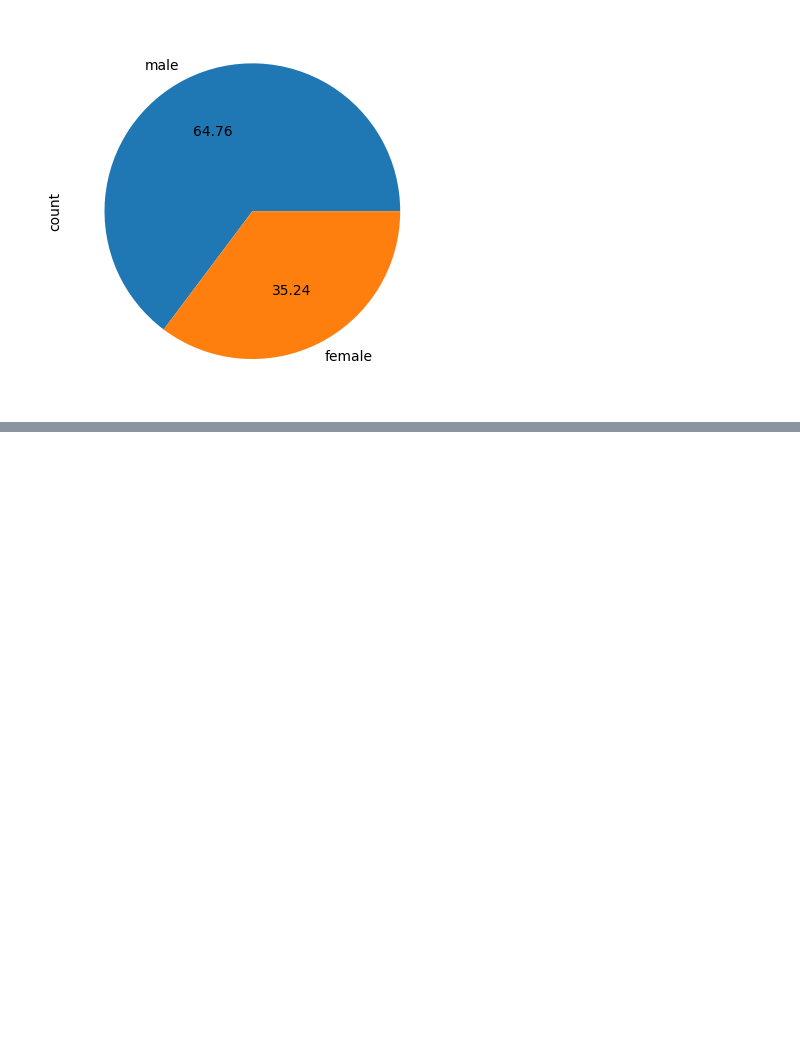
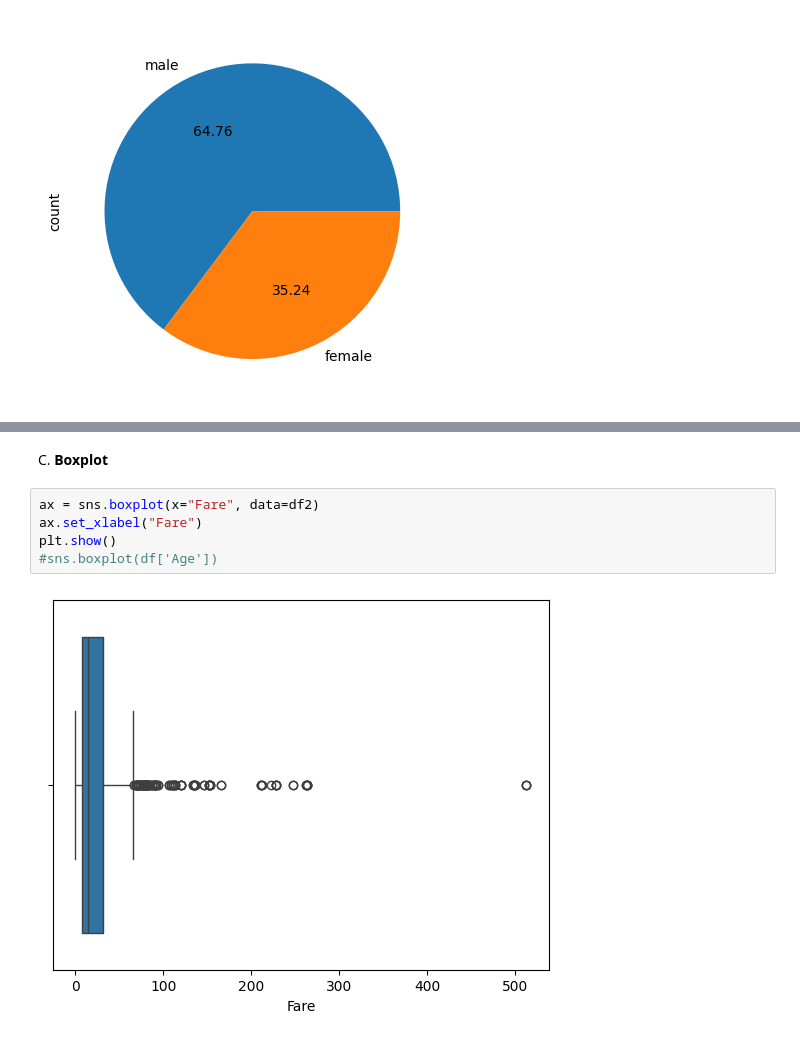
Before and after one commit to somaananta/learn_AI_with_som, a Jupyter notebook: day_20.ipynb, the cells around one changed output, grey strips where cells are left out. Drawn from its saved outputs; the diff is of its cells as text; blank space fills up the shorter version.

```diff
--- a/day_20.ipynb
+++ b/day_20.ipynb
@@ -144,0 +180,9 @@ df2['Sex'].value_counts().plot(kind='pie' ,autopct='%.2f')
+# %% [markdown]
+C. **Boxplot**
+# %%
+ax = sns.boxplot(x="Fare", data=df2)
+ax.set_xlabel("Fare")
+plt.show()
+#sns.boxplot(df['Age'])
+# %% [output]
+[figure, added]
```
Also changed, not shown: parts of 9 cells of this notebook.
